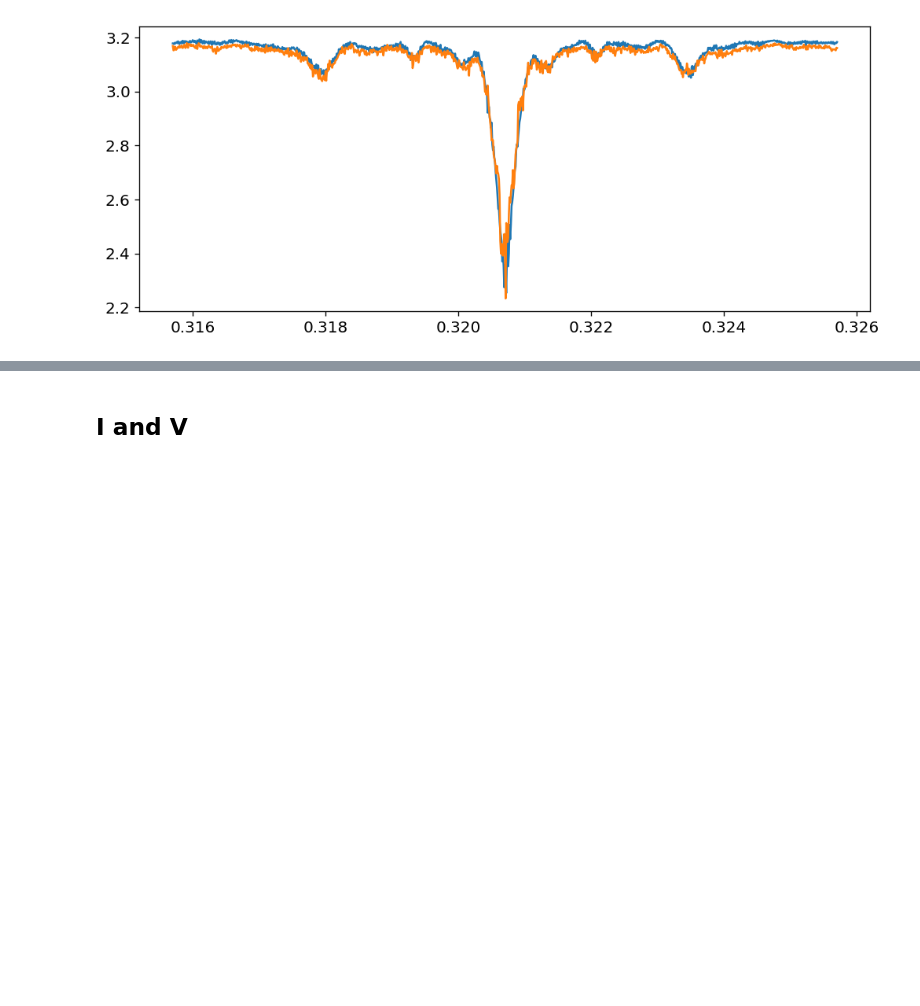
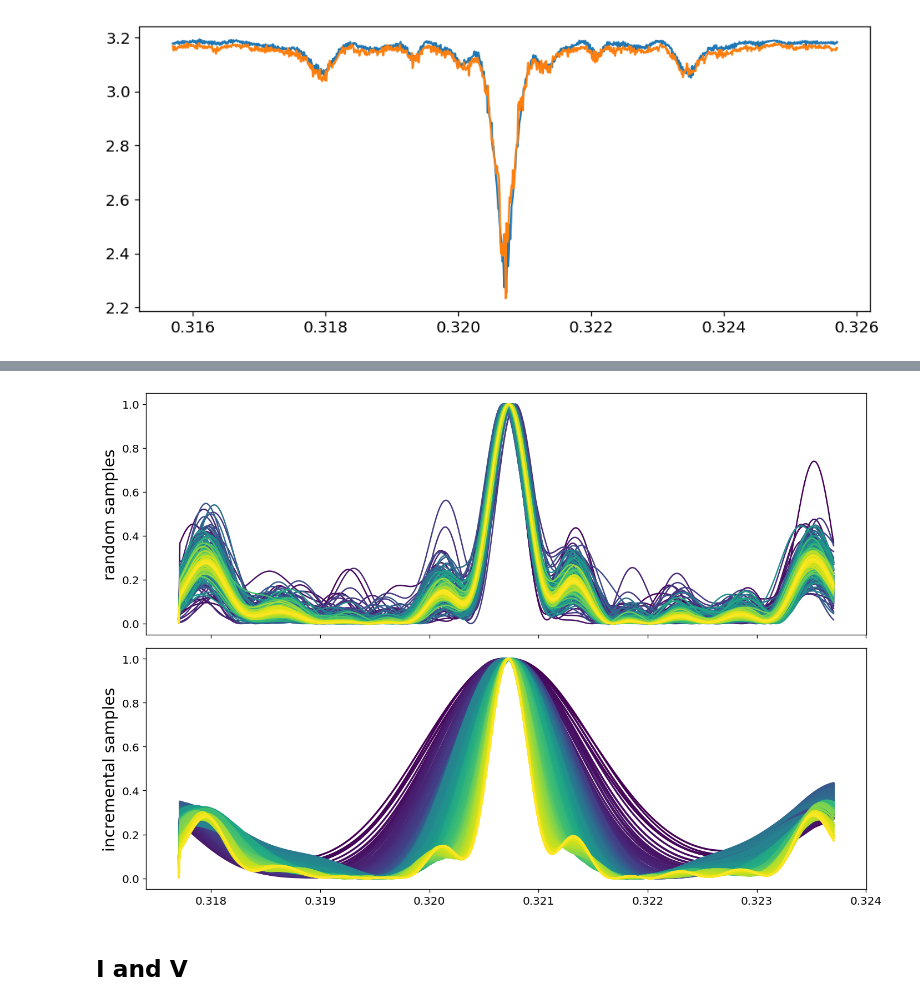
Before and after one commit to JacobHilbert/another-spectrum, a Jupyter notebook: code/methodology/implementation.ipynb, the cells around one changed output, grey strips where cells are left out. Saved outputs shown, nothing was run; the diff lists cells and outputs as text; code cells hidden in the pictures; blank space fills up the shorter version.

```diff
--- a/code/methodology/implementation.ipynb
+++ b/code/methodology/implementation.ipynb
@@ -425,3 +435,35 @@ array([[0., 0., 0.],
+# %%
+cmap = plt.get_cmap()
+imin,imax,di = (150,len(t),1)
+
+fig,ax = plt.subplots(nrows=2,figsize=(12,8),sharex=True)
+
+plt.sca(ax[0])
+
+for i in range(imin,imax,di):
+    mask = np.random.choice(np.arange(len(t)),i,False)
+    t_ = np.ascontiguousarray(t[mask])
+    m_ = np.ascontiguousarray(m[mask])
+    color_index = (i-imin)/(imax-imin)
+    F = fourier_incremental(t_,m_,f_min,f_max,df)
+    F /= F.max()
+    plt.plot(fs,F,c=cmap(color_index))
+plt.ylabel("random samples")
+
+plt.sca(ax[1])
+
+for i in range(imin,imax,di):
+    t_ = np.ascontiguousarray(t[:i])
+    m_ = np.ascontiguousarray(m[:i])
+    color_index = (i-imin)/(imax-imin)
+    F = fourier_incremental(t_,m_,f_min,f_max,df)
+    F /= F.max()
+    plt.plot(fs,F,c=cmap(color_index),linewidth=2)
+plt.ylabel("incremental samples")
+
+plt.tight_layout()
+# %% [output]
+[figure, added]
 # %% [markdown]
 ## I and V
 # %%
```
Also changed, not shown: parts of 6 cells of this notebook, 20 other files.
